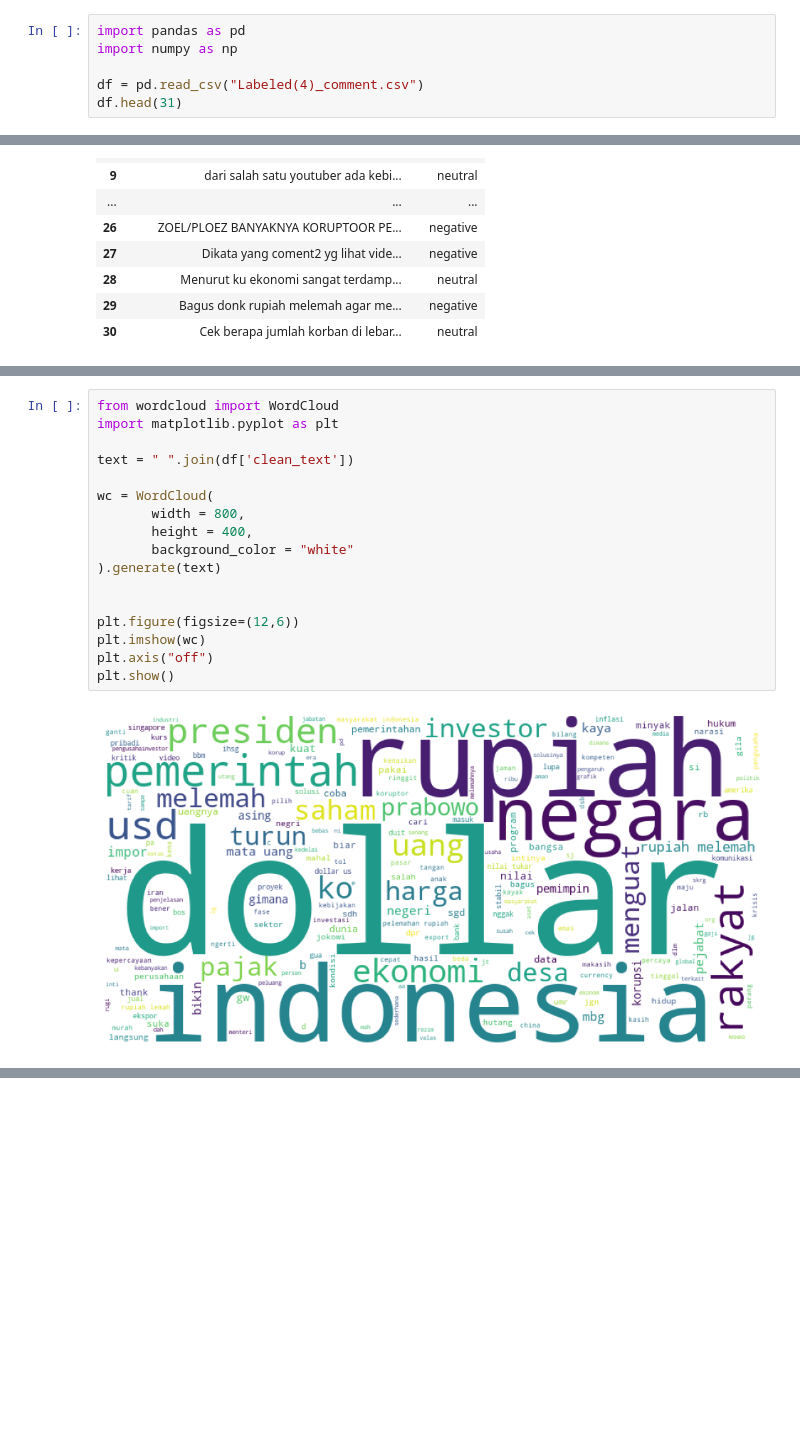
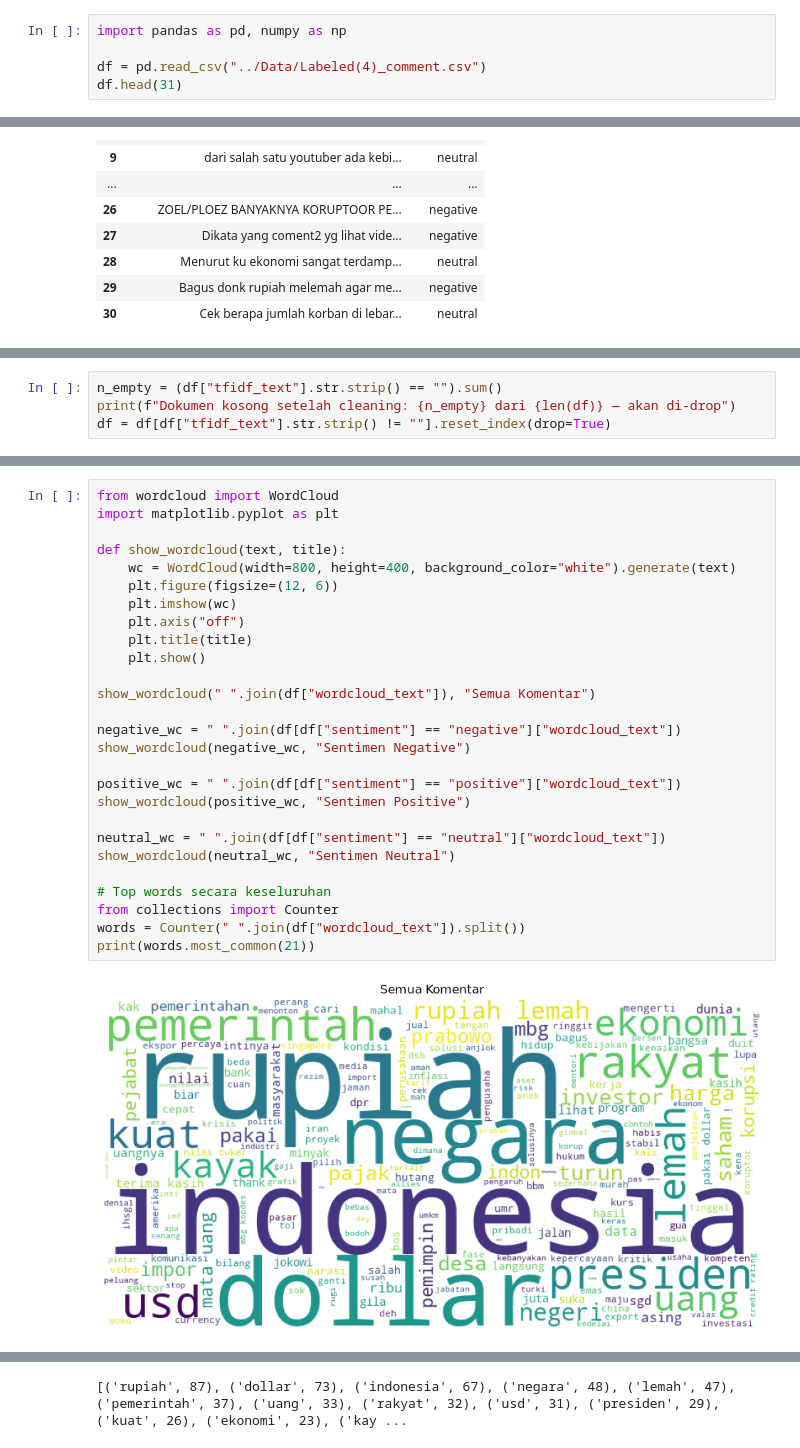
Before and after one commit to fazqin/Scraping-Sentiment-NLP, a Jupyter notebook: Notebooks/Scraping_data.ipynb, the cells around one changed output, grey strips where cells are left out. Drawn from its saved outputs; the diff is of its cells as text; blank space fills up the shorter version.

```diff
--- a/Notebooks/Scraping_data.ipynb
+++ b/Notebooks/Scraping_data.ipynb
@@ -251,8 +158,7 @@ Name: count, dtype: int64
 # %%
-import pandas as pd
-import numpy as np
+import pandas as pd, numpy as np
 
-df = pd.read_csv("Labeled(4)_comment.csv")
+df = pd.read_csv("../Data/Labeled(4)_comment.csv")
 df.head(31)
 # %% [output]
 |  | text | sentiment |
@@ -409,0 +321,4 @@ Name: clean_text, dtype: str
+# %%
+n_empty = (df["tfidf_text"].str.strip() == "").sum()
+print(f"Dokumen kosong setelah cleaning: {n_empty} dari {len(df)} — akan di-drop")
+df = df[df["tfidf_text"].str.strip() != ""].reset_index(drop=True)
@@ -410,19 +331,29 @@ Name: clean_text, dtype: str
 # %%
 from wordcloud import WordCloud
 import matplotlib.pyplot as plt
 
-text = " ".join(df['clean_text'])
+def show_wordcloud(text, title):
+    wc = WordCloud(width=800, height=400, background_color="white").generate(text)
+    plt.figure(figsize=(12, 6))
+    plt.imshow(wc)
+    plt.axis("off")
+    plt.title(title)
+    plt.show()
 
-wc = WordCloud(
-       width = 800,
-       height = 400,
-       background_color = "white"
-).generate(text)
+show_wordcloud(" ".join(df["wordcloud_text"]), "Semua Komentar")
 
+negative_wc = " ".join(df[df["sentiment"] == "negative"]["wordcloud_text"])
+show_wordcloud(negative_wc, "Sentimen Negative")
 
-plt.figure(figsize=(12,6))
-plt.imshow(wc)
-plt.axis("off")
-plt.show()
+positive_wc = " ".join(df[df["sentiment"] == "positive"]["wordcloud_text"])
+show_wordcloud(positive_wc, "Sentimen Positive")
+
+neutral_wc = " ".join(df[df["sentiment"] == "neutral"]["wordcloud_text"])
+show_wordcloud(neutral_wc, "Sentimen Neutral")
+
+# Top words secara keseluruhan
+from collections import Counter
+words = Counter(" ".join(df["wordcloud_text"]).split())
+print(words.most_common(21))
 # %% [output]
-[figure, old version]
+[figure, new version]
@@ -428,0 +363 @@ plt.show()
+[('rupiah', 87), ('dollar', 73), ('indonesia', 67), ('negara', 48), ('lemah', 47), ('pemerintah', 37), ('uang', 33), ('rakyat', 32), ('usd', 31), ('presiden', 29), ('kuat', 26), ('ekonomi', 23), ('kay ...
```
Also changed, not shown: parts of 36 cells of this notebook, 26 other files.
